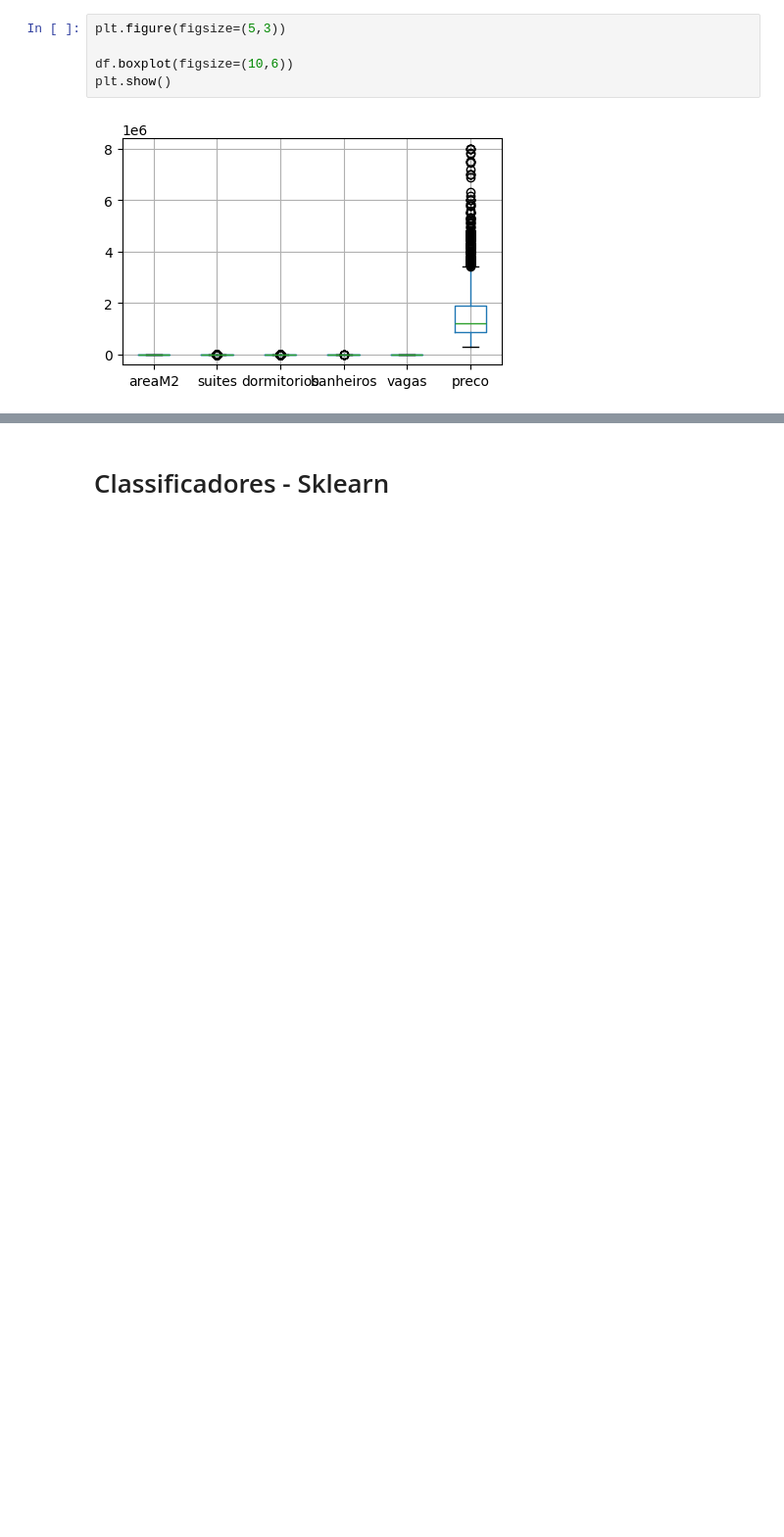
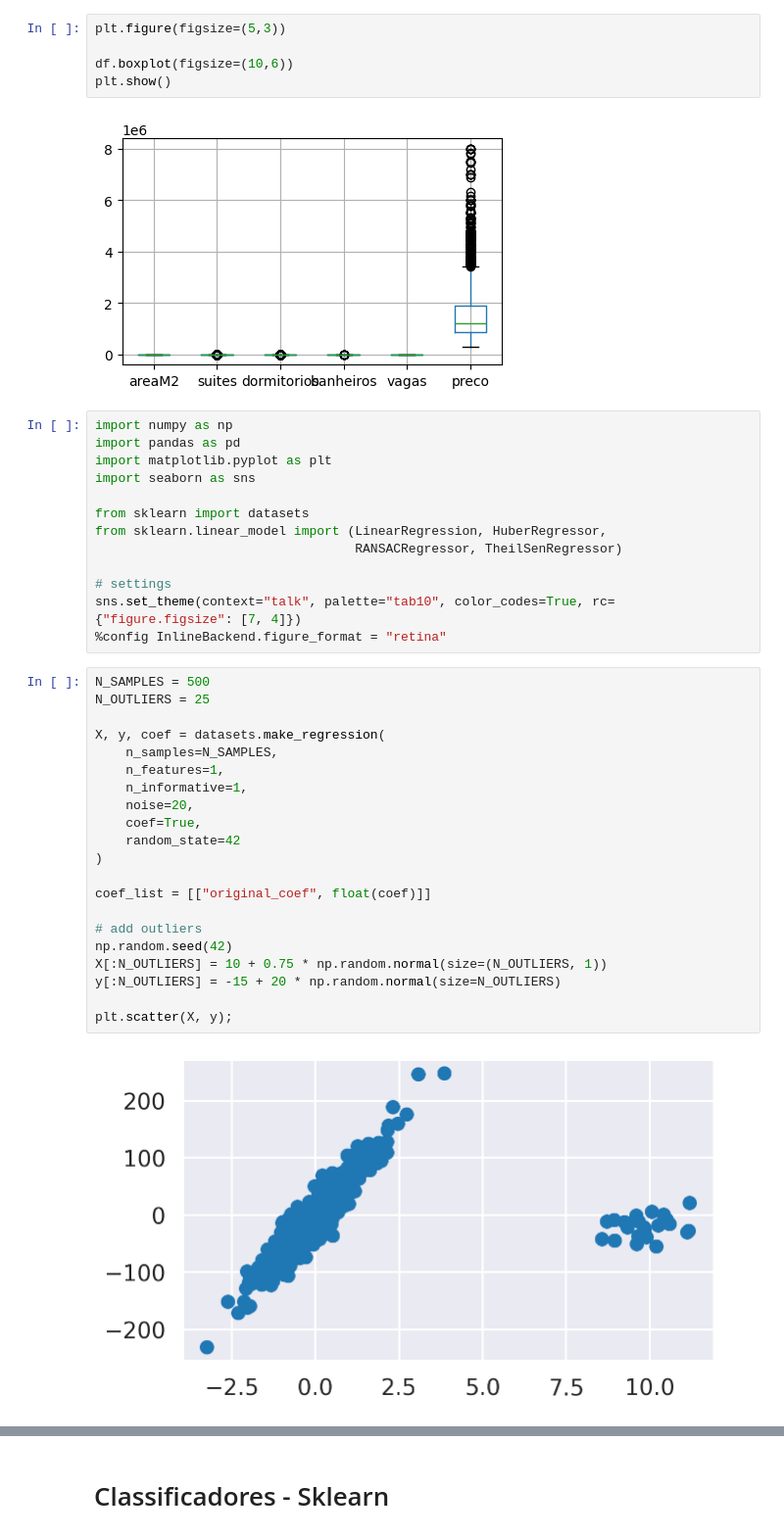
Before and after one commit to AnaMarcacini/CienciaDeDados, a Jupyter notebook: P3/Resumao.ipynb, the cells around one changed output, grey strips where cells are left out. Shown at 98% size. Cells and saved outputs as stored; diff of their text form; blank space fills up the shorter version.

```diff
--- a/P3/Resumao.ipynb
+++ b/P3/Resumao.ipynb
@@ -1054,3 +1531,39 @@ df.boxplot(figsize=(10,6))
 plt.show()
 # %% [output]
 [figure]
+# %%
+import numpy as np
+import pandas as pd
+import matplotlib.pyplot as plt
+import seaborn as sns
+
+from sklearn import datasets
+from sklearn.linear_model import (LinearRegression, HuberRegressor,
+                                  RANSACRegressor, TheilSenRegressor)
+
+# settings
+sns.set_theme(context="talk", palette="tab10", color_codes=True, rc={"figure.figsize": [7, 4]})
+%config InlineBackend.figure_format = "retina"
+# %%
+N_SAMPLES = 500
+N_OUTLIERS = 25
+
+X, y, coef = datasets.make_regression(
+    n_samples=N_SAMPLES,
+    n_features=1,
+    n_informative=1,
+    noise=20,
+    coef=True,
+    random_state=42
+)
+
+coef_list = [["original_coef", float(coef)]]
+
+# add outliers
+np.random.seed(42)
+X[:N_OUTLIERS] = 10 + 0.75 * np.random.normal(size=(N_OUTLIERS, 1))
+y[:N_OUTLIERS] = -15 + 20 * np.random.normal(size=N_OUTLIERS)
+
+plt.scatter(X, y);
+# %% [output]
+[figure, added]
```
Also changed, not shown: parts of 57 cells of this notebook.
